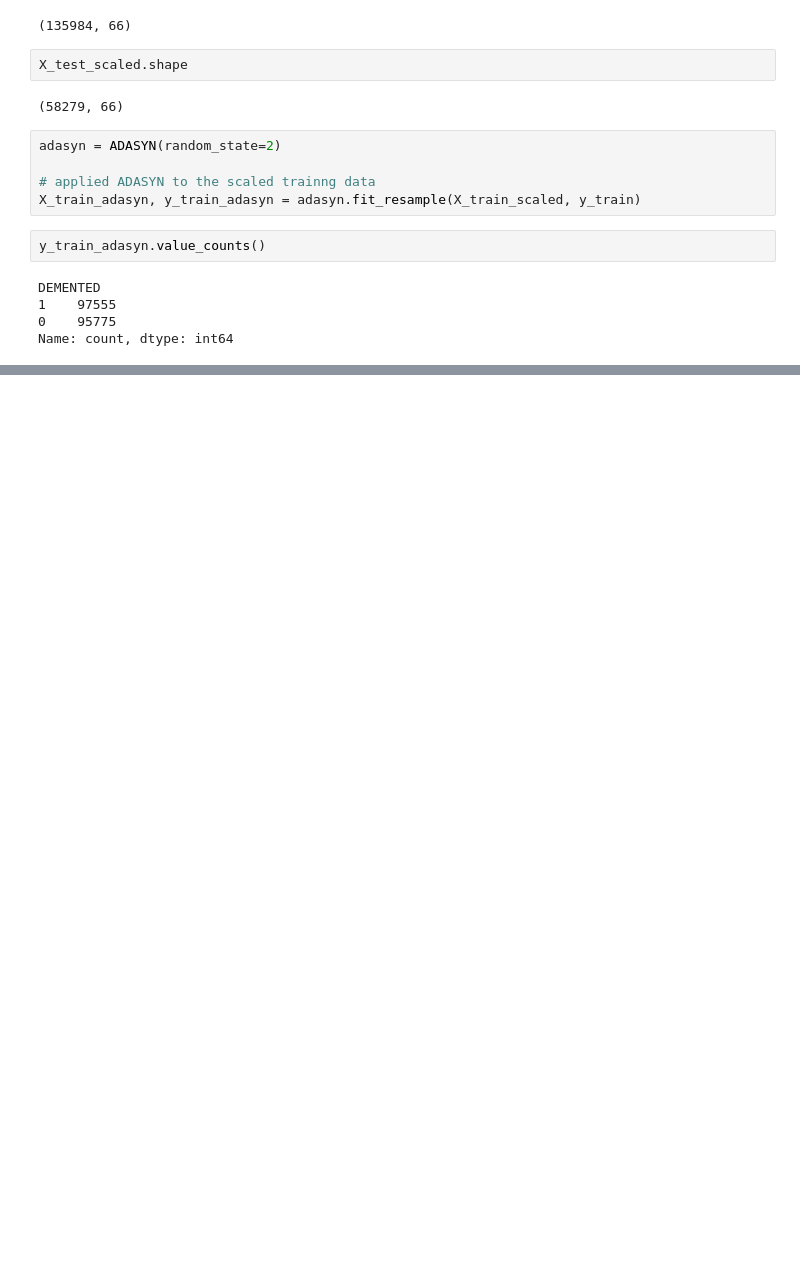
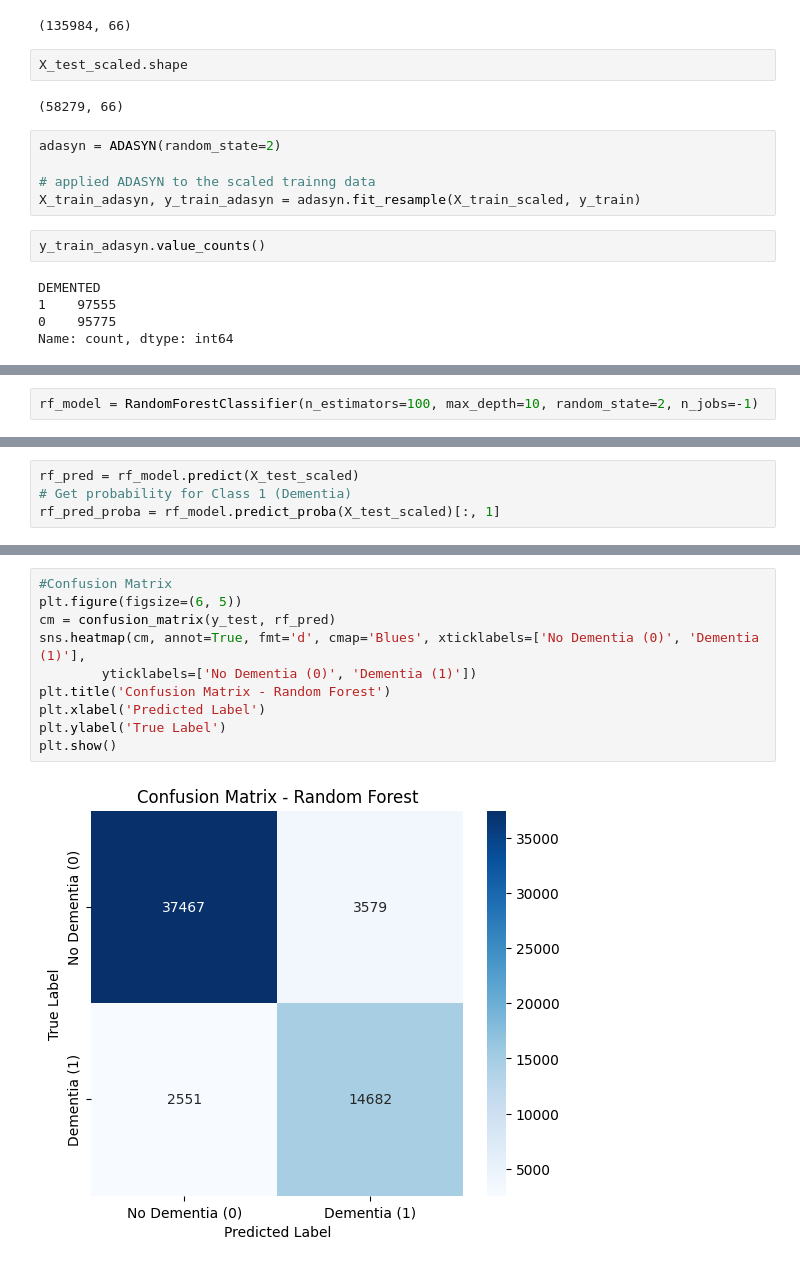
Before and after one commit to Kaveesha-Madhushan17/Model-X-Competition-phase-1, a Jupyter notebook: model_x_dimentia.ipynb, the cells around one changed output, grey strips where cells are left out. Saved outputs shown, nothing was run; the diff lists cells and outputs as text; blank space fills up the shorter version.

```diff
--- a/model_x_dimentia.ipynb
+++ b/model_x_dimentia.ipynb
@@ -950,0 +1057,2 @@ Name: count, dtype: int64
+# %%
+rf_model = RandomForestClassifier(n_estimators=100, max_depth=10, random_state=2, n_jobs=-1)
@@ -950,0 +1064,4 @@ Name: count, dtype: int64
+# %%
+rf_pred = rf_model.predict(X_test_scaled)
+# Get probability for Class 1 (Dementia)
+rf_pred_proba = rf_model.predict_proba(X_test_scaled)[:, 1]
@@ -950,0 +1086,12 @@ Name: count, dtype: int64
+# %%
+#Confusion Matrix
+plt.figure(figsize=(6, 5))
+cm = confusion_matrix(y_test, rf_pred)
+sns.heatmap(cm, annot=True, fmt='d', cmap='Blues', xticklabels=['No Dementia (0)', 'Dementia (1)'],
+        yticklabels=['No Dementia (0)', 'Dementia (1)'])
+plt.title('Confusion Matrix - Random Forest')
+plt.xlabel('Predicted Label')
+plt.ylabel('True Label')
+plt.show()
+# %% [output]
+[figure, added]
```
Also changed, not shown: parts of 56 cells of this notebook.
